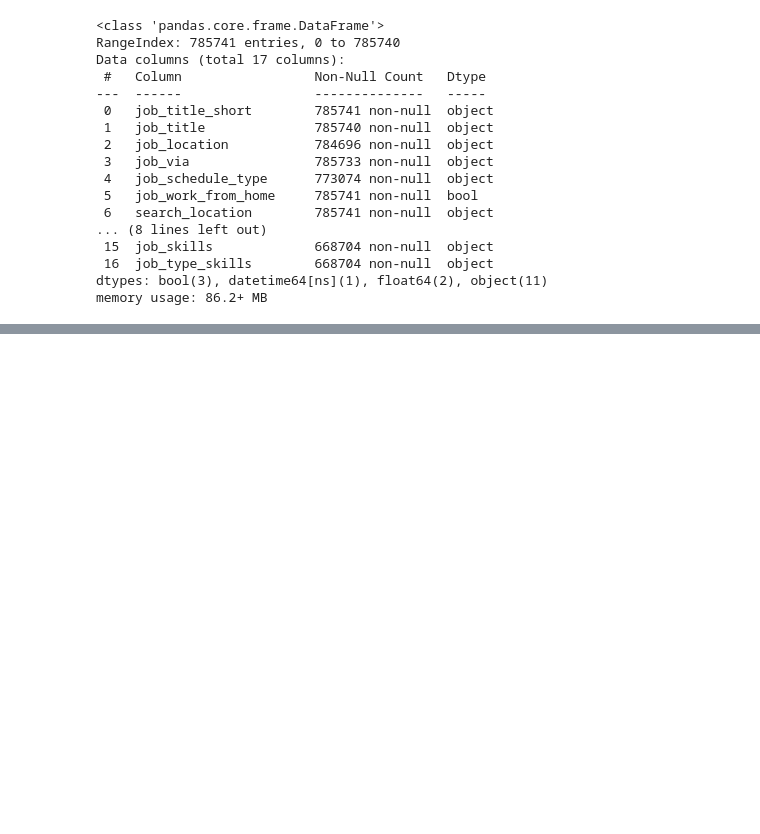
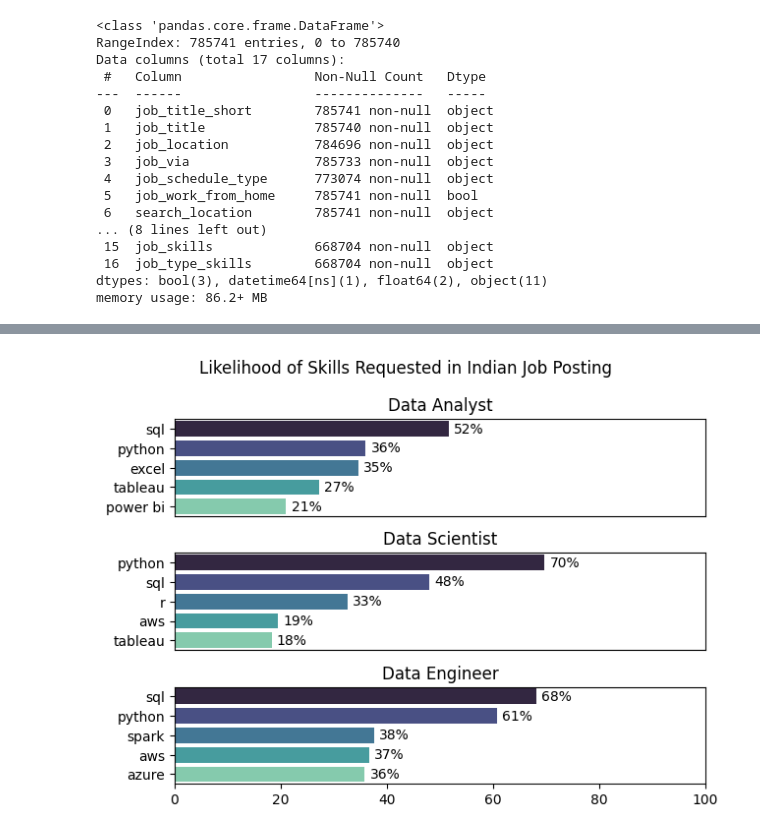
Before and after one commit to Johan0957/python-projects, a Jupyter notebook: 3_Project/2_Skills_Demand.ipynb, the cells around one changed output, grey strips where cells are left out. Cells and saved outputs as stored; diff of their text form; code cells hidden in the pictures; blank space fills up the shorter version.

```diff
--- a/3_Project/2_Skills_Demand.ipynb
+++ b/3_Project/2_Skills_Demand.ipynb
@@ -30,0 +33,6 @@ memory usage: 86.2+ MB
+# %%
+df_Da_exploded=df_DA_ind.explode('job_skills')
+skill_count=df_Da_exploded.groupby(['job_skills','job_title_short']).size()
+df_skill_count=skill_count.reset_index(name='skill_count')
+df_skill_count.sort_values(by='skill_count',ascending=False,inplace=True)
+df_skill_count
@@ -30,0 +53,5 @@ memory usage: 86.2+ MB
+# %%
+job_count=df_DA_ind['job_title_short'].value_counts().reset_index(name='job_total')
+# %%
+df_skill_percent=pd.merge(df_skill_count,job_count,how='left',on='job_title_short')
+df_skill_percent
@@ -30,0 +72,3 @@ memory usage: 86.2+ MB
+# %%
+df_skill_percent['skill_percent']=(df_skill_percent['skill_count']/df_skill_percent['job_total'])*100
+df_skill_percent
@@ -30,0 +89,19 @@ memory usage: 86.2+ MB
+# %%
+job_titles=['Data Analyst','Data Scientist','Data Engineer']
+fig,ax=plt.subplots(3,1)
+for i,job_title in enumerate(job_titles):
+    df_skill_plot=df_skill_percent[df_skill_percent['job_title_short']==job_title].head(5)
+    #df_skill_plot.plot(kind='barh',x='job_skills',y='skill_percent',ax=ax[i],title=job_title)
+    sns.barplot(df_skill_plot,x='skill_percent',y='job_skills',ax=ax[i],hue='job_skills',palette='mako')
+    ax[i].set_ylabel('')
+    ax[i].set_title(job_title)
+    ax[i].set_xlabel('')
+    fig.tight_layout()
+    ax[i].set_xlim(0,100)
+    if i != len(job_titles)-1:
+     ax[i].set_xticks([])
+    fig.suptitle('Likelihood of Skills Requested in Indian Job Posting')
+    for n,v in enumerate(df_skill_plot['skill_percent']):
+        ax[i].text(v+1,n,f'{v:.0f}%',va='center')
+# %% [output]
+[figure, added]
```
Also changed, not shown: parts of 4 cells of this notebook.
